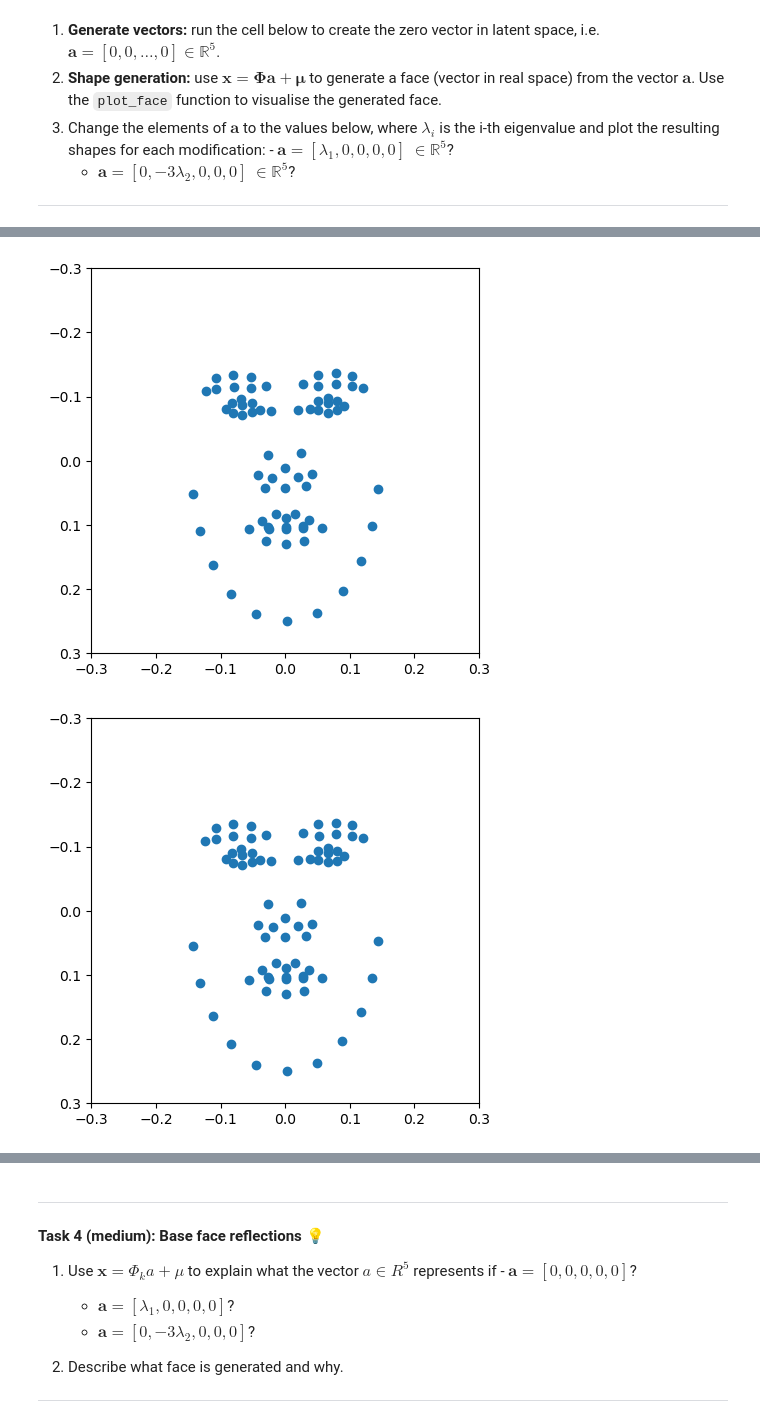
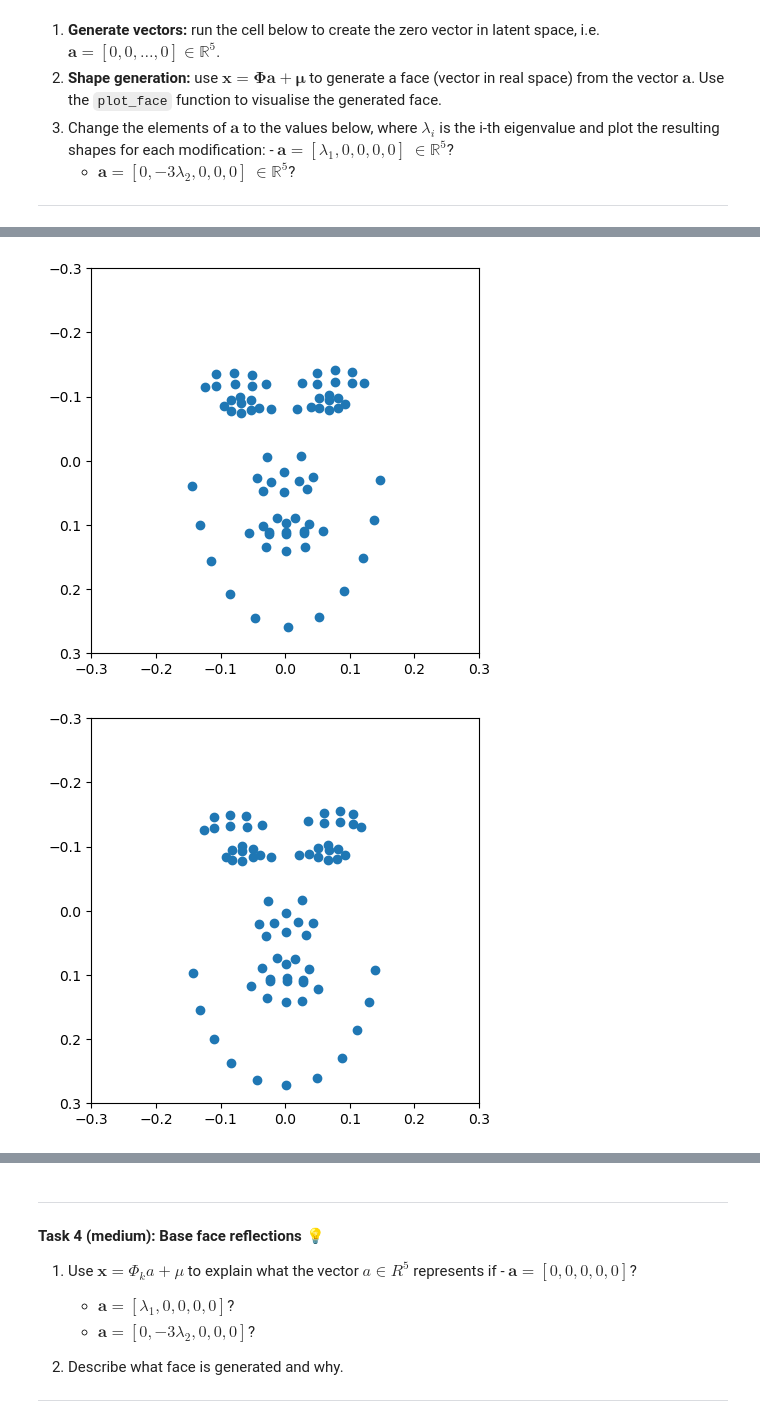
Before and after one commit to nselpriv/ml-assignment-2, a Jupyter notebook: W11/02-shape_generation.ipynb, the cells around one changed output, grey strips where cells are left out. Cells and saved outputs as stored; diff of their text form; code cells hidden in the pictures.

```diff
--- a/W11/02-shape_generation.ipynb
+++ b/W11/02-shape_generation.ipynb
@@ -274,24 +274,24 @@ area of the distribution covered by 1, 2, 3, and 4, standard deviations
 # %%
 a = np.array([0,0,0,0,0])
 
-a_2 = np.array([val[0],0,0,0,0])
+a_2 = np.array([np.sqrt(val[0]),0,0,0,0])
 
-a_3 = np.array([0,-3*val[1],0,0,0])
+a_3 = np.array([0,-3*np.sqrt(val[1]),0,0,0])
 
 a_4 = np.array([0,-5,0,0,0])
 
 def plot_face_transform(data):
     transformed = np.dot(comp[:, :5], data) + mu
     plot_face(transformed)
 
 plot_face_transform(a)
 plot_face_transform(a_2)
 plot_face_transform(a_3)
 plot_face_transform(a_4)
 # %% [output]
 [figure]
-[figure, old version]
+[figure, new version]
-[figure, old version]
+[figure, new version]
 [figure]
 # %% [markdown]
 
```
Also changed, not shown: parts of 5 cells of this notebook.
